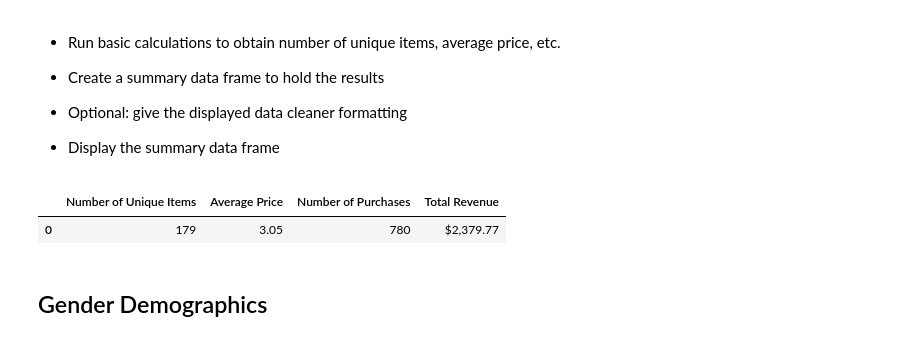
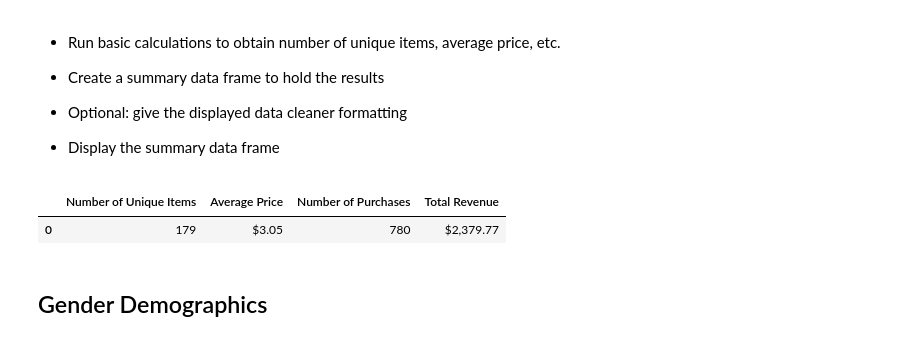
Before and after one commit to MuratCKoc/04.Pandas, a Jupyter notebook: HeroesOfPymoli/HeroesOfPymoli.ipynb, the cells around one changed output. Saved outputs shown, nothing was run; the diff lists cells and outputs as text; code cells hidden in the pictures.

```diff
--- a/HeroesOfPymoli/HeroesOfPymoli.ipynb
+++ b/HeroesOfPymoli/HeroesOfPymoli.ipynb
@@ -37,30 +37,30 @@ number_of_players
 # %%
 # Basic calculations to obtain number of unique items
 purchasing_df = purchase_data.groupby("Item ID")
 number_of_unique_items = len(purchasing_df)
 
 # Average price
 item_avg_price = purchase_data['Price'].mean()
 
 # Number of purchases
 number_of_purchases = purchase_data['Purchase ID'].count()
 
 # Total Revenue
 total_revenue = item_avg_price * number_of_purchases
 
 # Purchasing Analysis DataFrame
 purchasing_analysis_df = pd.DataFrame({'Number of Unique Items': number_of_unique_items,
                                        'Average Price': item_avg_price,
                                        'Number of Purchases': number_of_purchases,
                                        'Total Revenue': total_revenue}, index=[0])
 
 # Format the display for 2 decimal places
-purchasing_analysis_df['Average Price'] = purchasing_analysis_df['Average Price'].map("{0:,.2f}".format)
+purchasing_analysis_df['Average Price'] = purchasing_analysis_df['Average Price'].map("${0:,.2f}".format)
 purchasing_analysis_df['Total Revenue'] = purchasing_analysis_df['Total Revenue'].map("${0:,.2f}".format)
 purchasing_analysis_df.head()
 # %% [output]
 |  | Number of Unique Items | Average Price | Number of Purchases | Total Revenue |
-| 0 | 179 | 3.05 | 780 | $2,379.77 |
+| 0 | 179 | $3.05 | 780 | $2,379.77 |
 # %% [markdown]
 ## Gender Demographics
 # %% [markdown]
```
